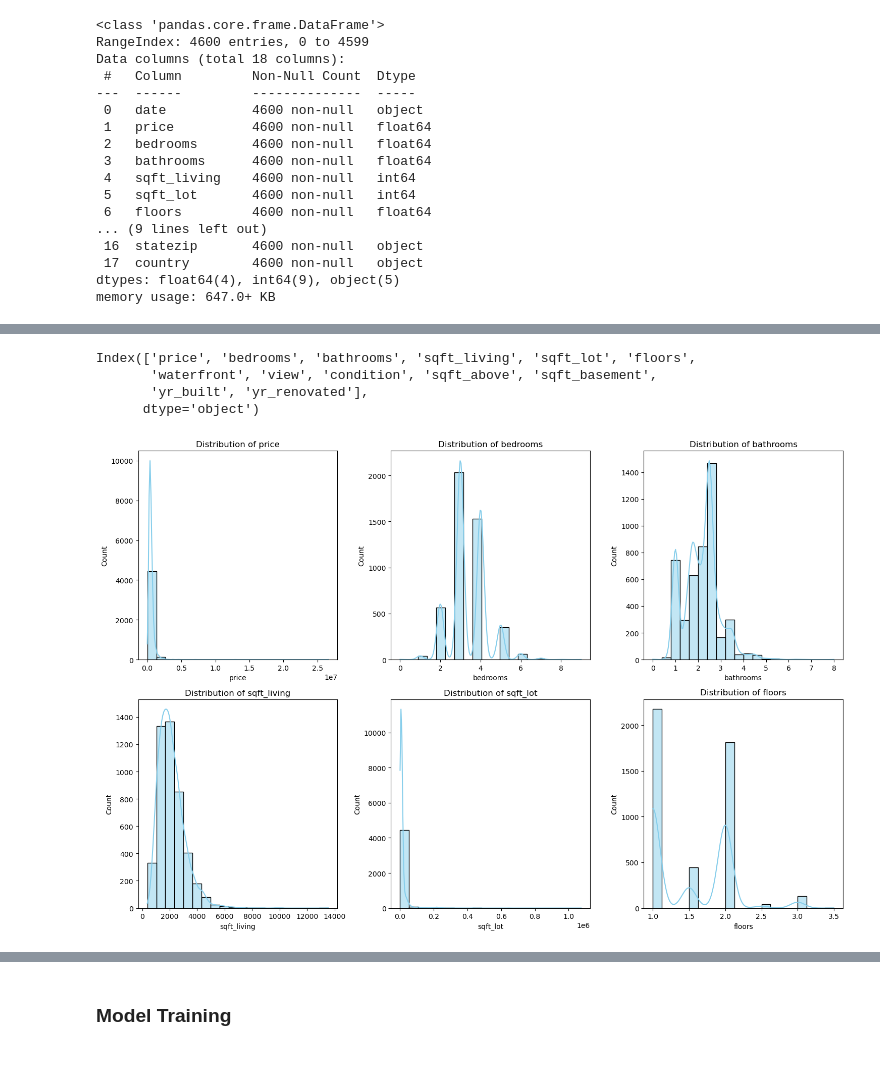
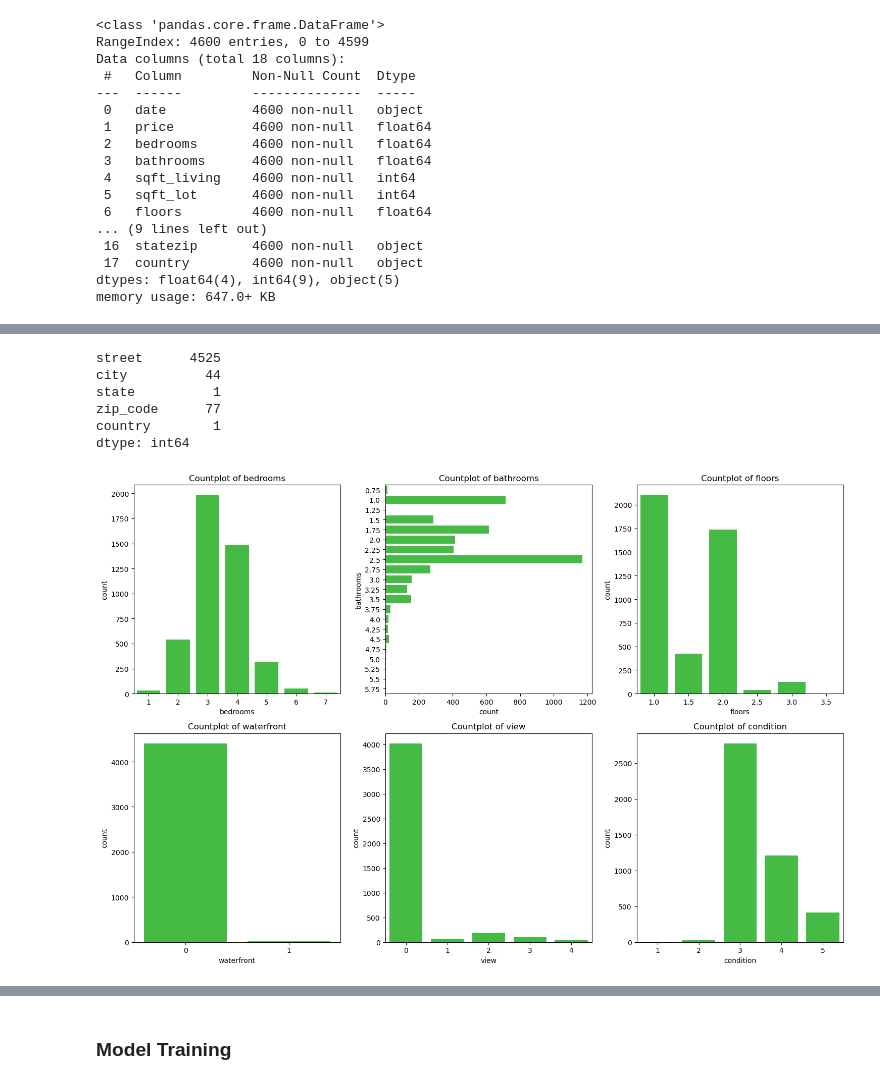
Before and after one commit to uruha8Rushia/house-price-prediction, a Jupyter notebook: hpp.ipynb, the cells around one changed output, grey strips where cells are left out. Cells and saved outputs as stored; diff of their text form; code cells hidden in the pictures.

Commit message:
improve EDA and model selection

```diff
--- a/hpp.ipynb
+++ b/hpp.ipynb
@@ -113,0 +269,4 @@ Name: count, dtype: int64
+# %%
+# new column 'renovated' to indicate whether a house has been renovated or not
+data['has_renovated'] = data['yr_renovated'].apply(lambda x: 1 if x != 0 else 0)
+data.has_renovated.value_counts()
@@ -113,0 +278,6 @@ Name: count, dtype: int64
+# %%
+# new column state and zip code extract from 'statezip' column
+data['state'] = data['statezip'].apply(lambda x: x.split(' ')[0])
+data['zip_code'] = data['statezip'].apply(lambda x: x.split(' ')[1])
+print(data.state.value_counts())
+print(data.zip_code.value_counts())
@@ -114,19 +301,31 @@ Name: count, dtype: int64
+# %%
+# inspect street, city, state, zip_code, country columns
+data[['street', 'city', 'state', 'zip_code', 'country']].nunique()
+
+# the dataset contains houses from capital city of USA Washington only
+# street and zip_code column has too many unique values
+# city column has 44 unique values which may be useful for prediction
+# %% [output]
+street      4525
+city          44
+state          1
+zip_code      77
+country        1
+dtype: int64
 # %%
-numeric_cols = data.select_dtypes(include='number').columns
-numeric_cols
+# inspect bedroom, bathroom, floors, waterfront, view, condition columns
+cols_to_count_plot = ['bedrooms', 'bathrooms', 'floors', 'waterfront', 'view', 'condition']
+
+plt.figure(figsize=(15, 10))
+for col in cols_to_count_plot:
+    plt.subplot(2, 3, cols_to_count_plot.index(col) + 1)
+    if col == 'bathrooms':
+        # horizontal countplot for better visibility
+        sns.countplot(data=data, y=col, color='limegreen')
+    else:
+        sns.countplot(data=data, x=col, color='limegreen')
+    plt.title(f'Countplot of {col}')
+    plt.tight_layout()
+plt.show()
 # %% [output]
-Index(['price', 'bedrooms', 'bathrooms', 'sqft_living', 'sqft_lot', 'floors',
-       'waterfront', 'view', 'condition', 'sqft_above', 'sqft_basement',
-       'yr_built', 'yr_renovated'],
-      dtype='object')
+[figure, added]
-# %%
-# Plot histograms for numeric columns
-plt.figure(figsize=(15,10))
-for i, col in enumerate(numeric_cols[:6], 1):
-    plt.subplot(2,3,i)
-    sns.histplot(data[col], kde=True, bins=20, color="skyblue")
-    plt.title(f"Distribution of {col}")
-plt.tight_layout()
-plt.show()
-# %% [output]
-[figure, removed]
```
Also changed, not shown: parts of 76 cells of this notebook, 5 other files.
